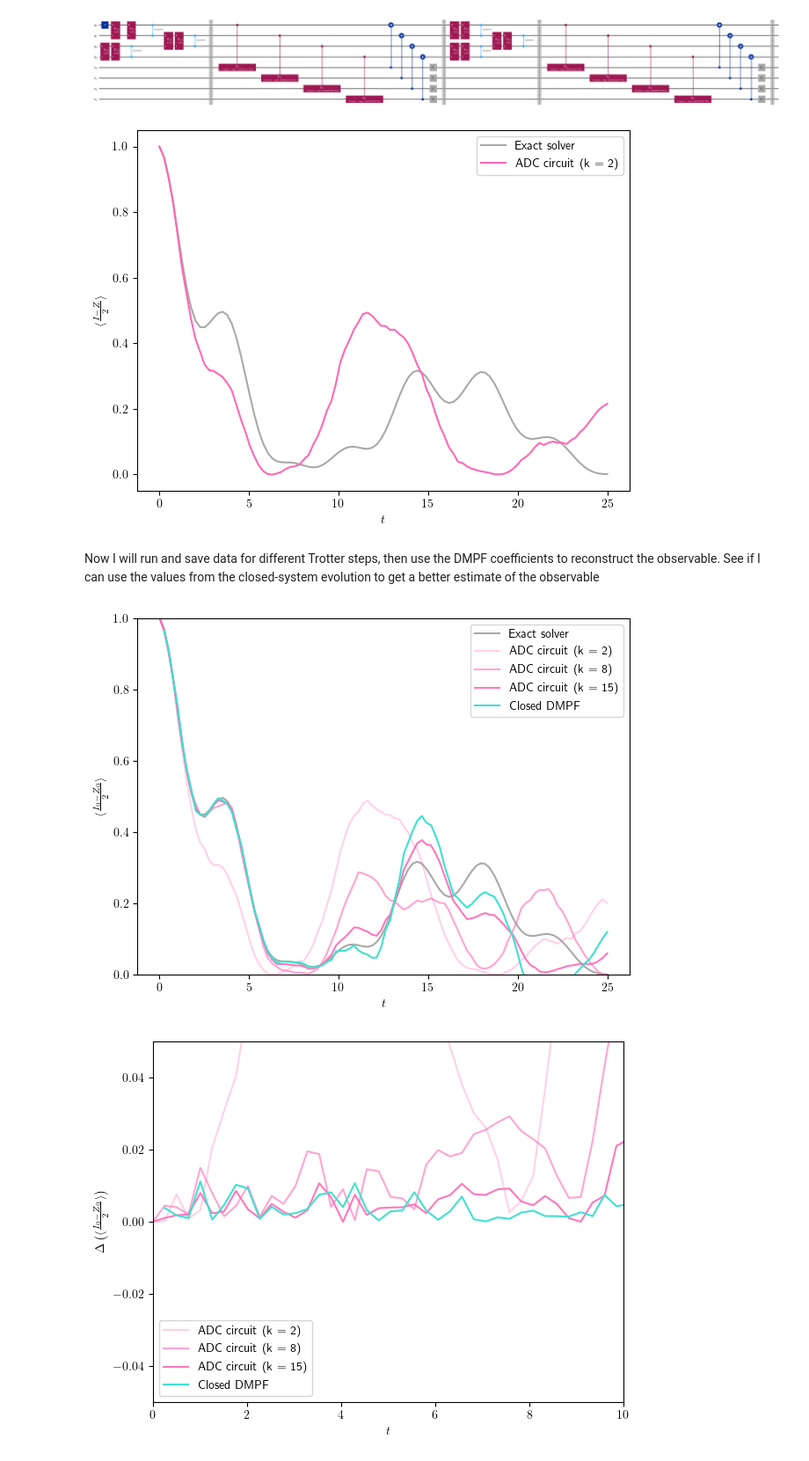
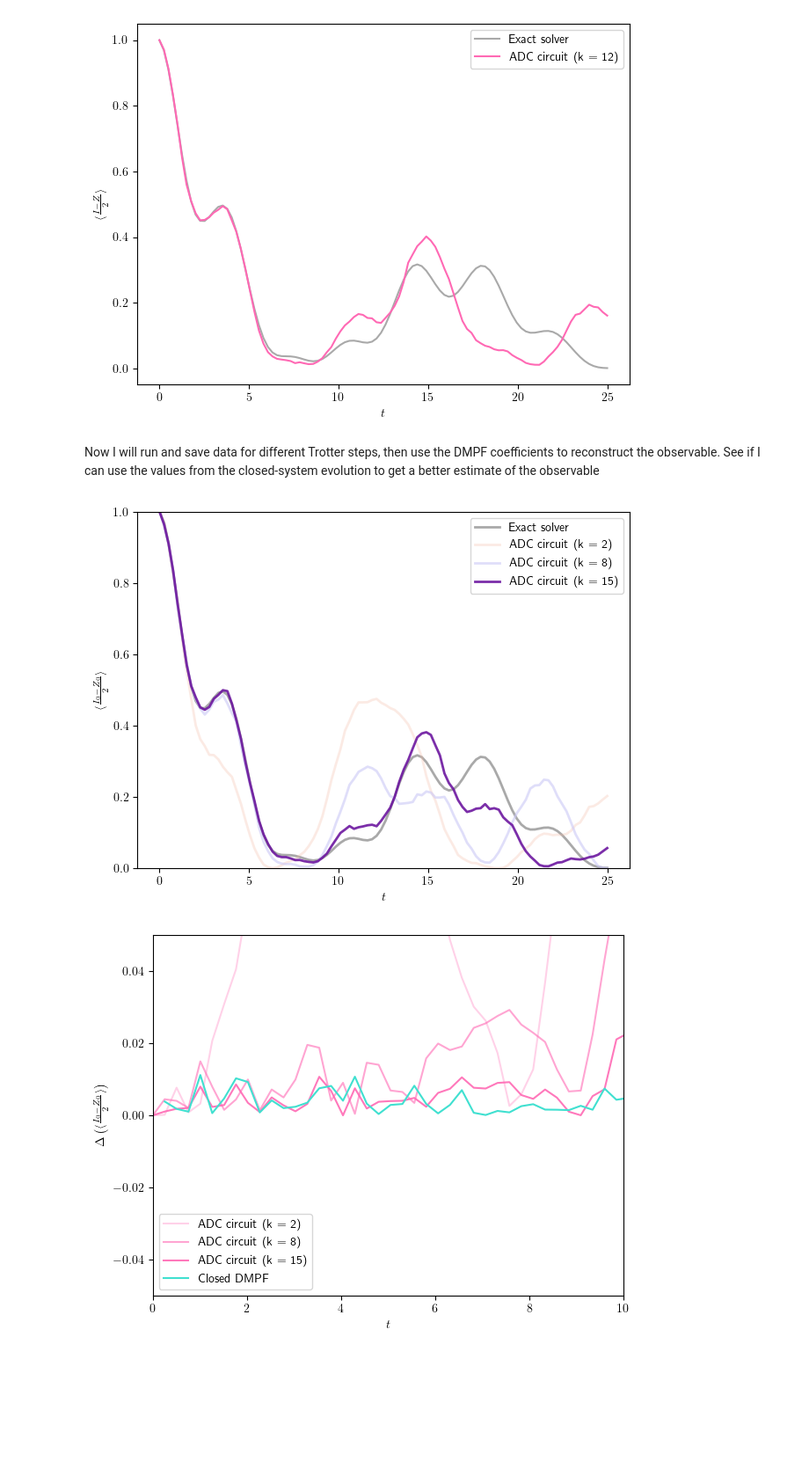
Before and after one commit to bentirher/dmpf_dissipation, a Jupyter notebook: standard_adc/example.ipynb, the cells around one changed output. Shown at 88% size. Saved outputs shown, nothing was run; the diff lists cells and outputs as text; code cells hidden in the pictures; blank space fills up the shorter version.

Commit message:
first test of the naive adc, figure for R2U

```diff
--- a/standard_adc/example.ipynb
+++ b/standard_adc/example.ipynb
@@ -13,12 +13,12 @@ plt.rcParams['savefig.dpi'] = 200
 
 from qiskit_aer import AerSimulator
 # %%
-n = 4
+n = 3
 J = [1/4]*(n - 1)
 gamma = [J[0]/4]*n
 tlist = np.linspace(0, 25, 100)
 excited = ["0"]
-k = 2
+k = 12
 dissipation = True
 
 backend = AerSimulator()
@@ -26,9 +26,7 @@ backend = AerSimulator()
 pops, result = simulate_heisenberg(J, gamma, n, excited, tlist, dissipation)
 # %%
 qc = naive_circuit(J, gamma, n, excited, k, dissipation)
-qc.draw('mpl', fold = -1)
+#qc.draw('mpl', fold = -1)
-# %% [output]
-[figure, removed]
 # %%
 evs = solve_qc(n, qc, tlist, backend)
 # %%
@@ -43,7 +41,7 @@ plt.legend()
 plt.tight_layout()
 plt.show()
 # %% [output]
-[figure, old version]
+[figure, new version]
 # %% [markdown]
 Now I will run and save data for different Trotter steps, then use the DMPF coefficients to reconstruct the observable. See if I can use the values from the closed-system evolution to get a better estimate of the observable
 # %%
@@ -76,22 +74,24 @@ for i in range(n):
         dmp_evs[str(i)].append(rcnstr_evs)
 # %%
 plot_qubits = [0]
+colors = ["#f4bca6", "#cbc8f6", "#6c169f"]
 for i in plot_qubits:
-    plt.plot(tlist, pops[i], color = 'darkgrey', label = "Exact solver")
+    plt.plot(tlist, pops[i], color = 'darkgrey', linewidth = 2, label = "Exact solver")
     alpha = 0.3
-    for trotter in k:
-        plt.plot(tlist, all_trotter[f'k = {trotter}'][str(i)], color = 'hotpink', alpha = alpha, label = f"ADC circuit (k = {trotter})")
+    for (idx, trotter) in enumerate(k):
+        plt.plot(tlist, all_trotter[f'k = {trotter}'][str(i)], color = colors[idx], linewidth = 2, alpha = alpha, label = f"ADC circuit (k = {trotter})")
         alpha = alpha + 0.3
-    plt.plot(tlist, dmp_evs[str(i)], color = 'turquoise', label = "Closed DMPF")
+    #plt.plot(tlist, dmp_evs[str(i)], color = 'turquoise', label = "Closed DMPF")
 
 plt.ylabel(r"$\langle \frac{I_0 - Z_0}{2} \rangle$")
 plt.ylim([0,1])
 plt.xlabel("$t$")
 plt.legend()
 plt.tight_layout()
+plt.savefig("[3_Q]first_test_naive_adc.png", bbox_inches='tight', transparent = True)
 plt.show()
 # %% [output]
-[figure, old version]
+[figure, new version]
 # %%
 plot_qubits = [0]
 for i in plot_qubits:
```
Also changed, not shown: parts of 1 cell of this notebook, 1 other file.
